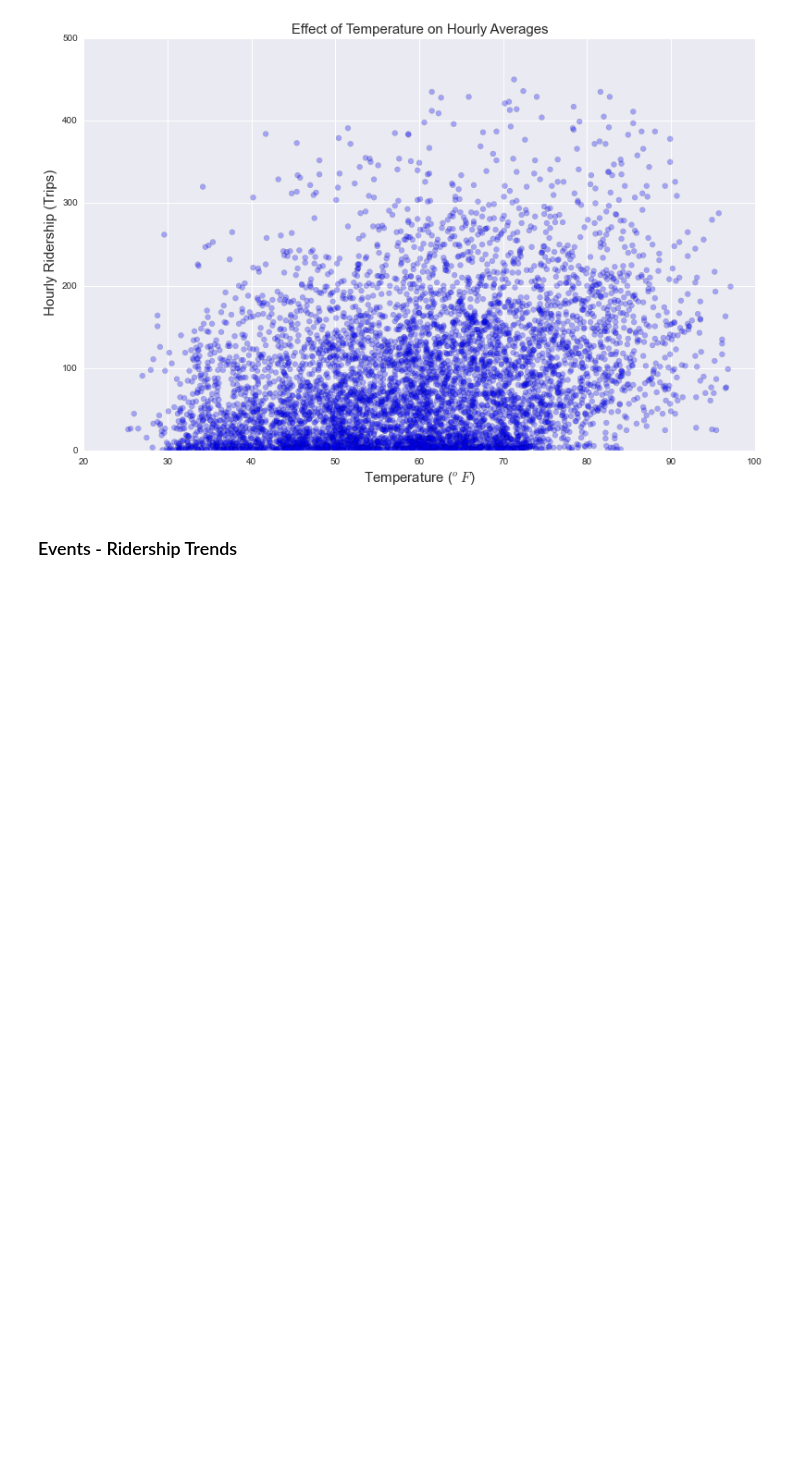
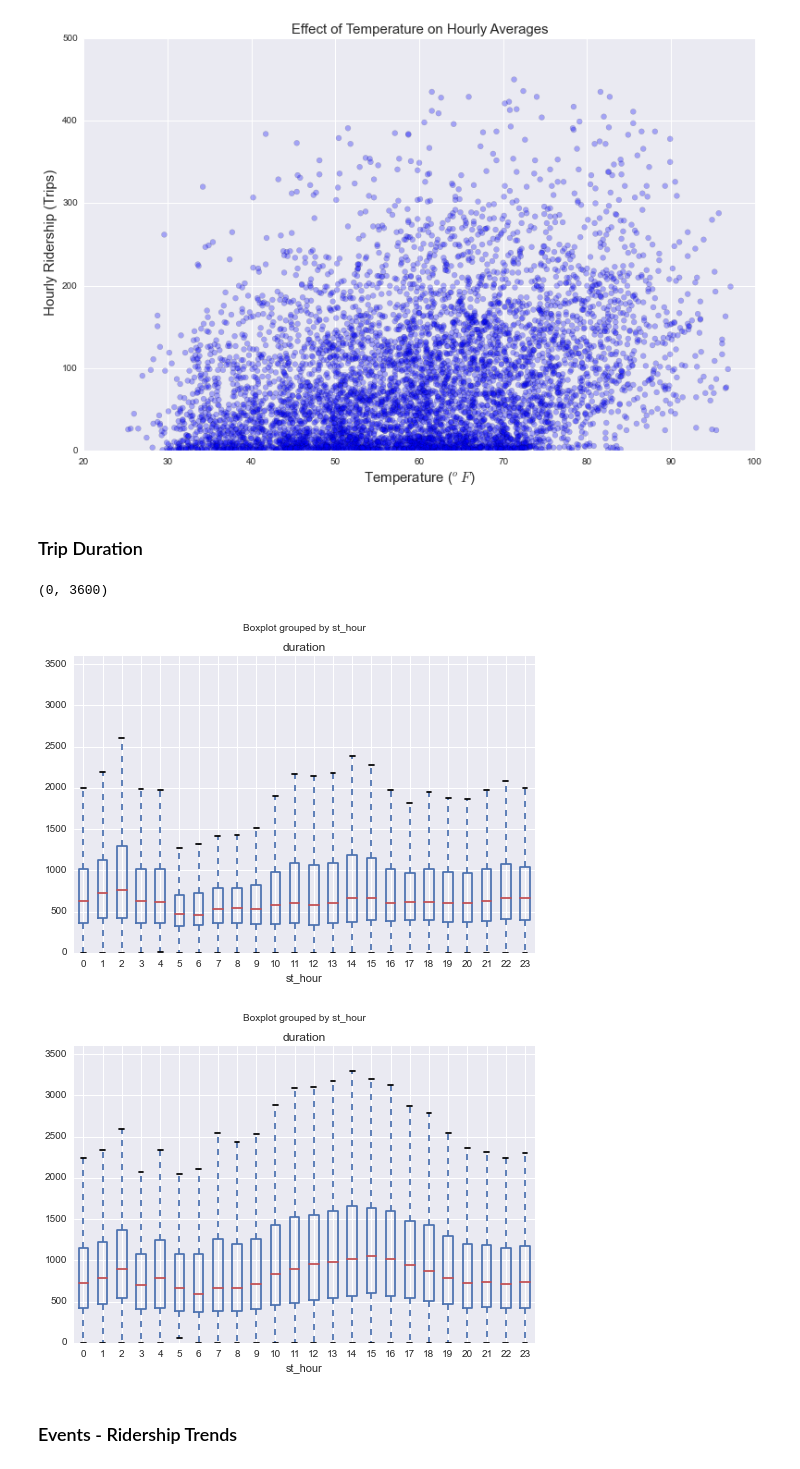
Before and after one commit to CS109Hubway/classp, a Jupyter notebook: Test_Hubway.ipynb, the cells around one changed output. Cells and saved outputs as stored; diff of their text form; code cells hidden in the pictures; blank space fills up the shorter version.

Commit message:
Distribution of trip length

```diff
--- a/Test_Hubway.ipynb
+++ b/Test_Hubway.ipynb
@@ -307,6 +308,23 @@ plt.ylabel(' Hourly Ridership (Trips)',size = 15)
 [figure]
 [figure]
 [figure]
+# %% [markdown]
+### Trip Duration
+# %%
+trips['week']=trips.st_weekday < 5
+#trips[['week','st_hour','duration']].groupby(['week','st_hour'])['duration']
+
+
+trips.loc[(trips.duration <= 7200) & (trips.week ==True)].boxplot(column='duration',by='st_hour')
+plt.ylim(0,3600)
+
+plt.figure
+trips.loc[(trips.duration <= 7200) & (trips.week ==False)].boxplot(column='duration',by='st_hour')
+plt.ylim(0,3600)
+# %% [output]
+(0, 3600)
+[figure, added]
+[figure, added]
 # %% [markdown]
 ### Events - Ridership Trends
 # %%
```
Also changed, not shown: parts of 1 cell of this notebook, 1 other file.
